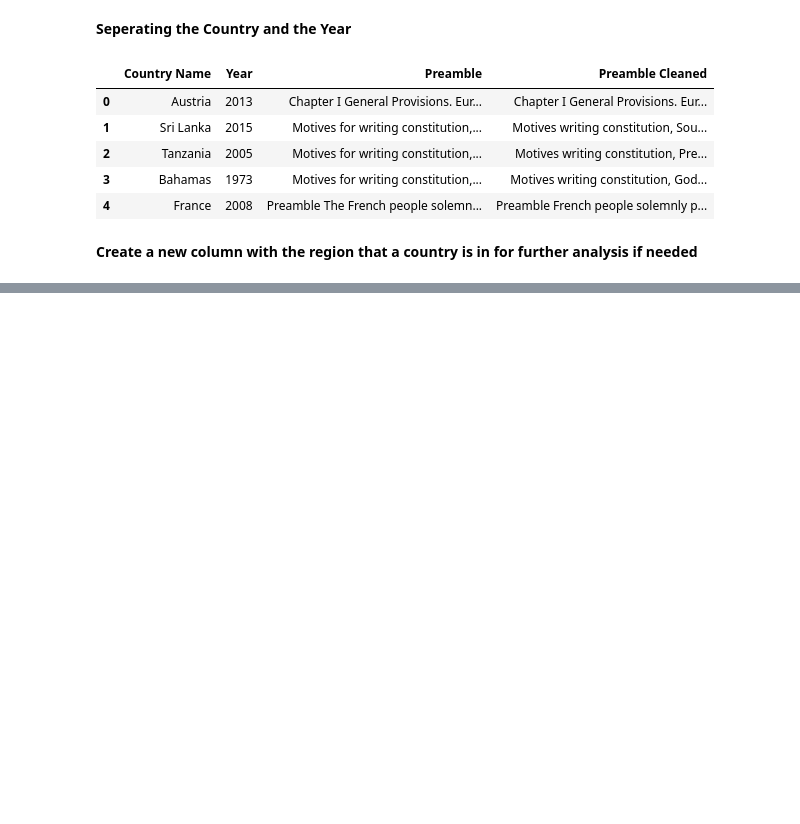
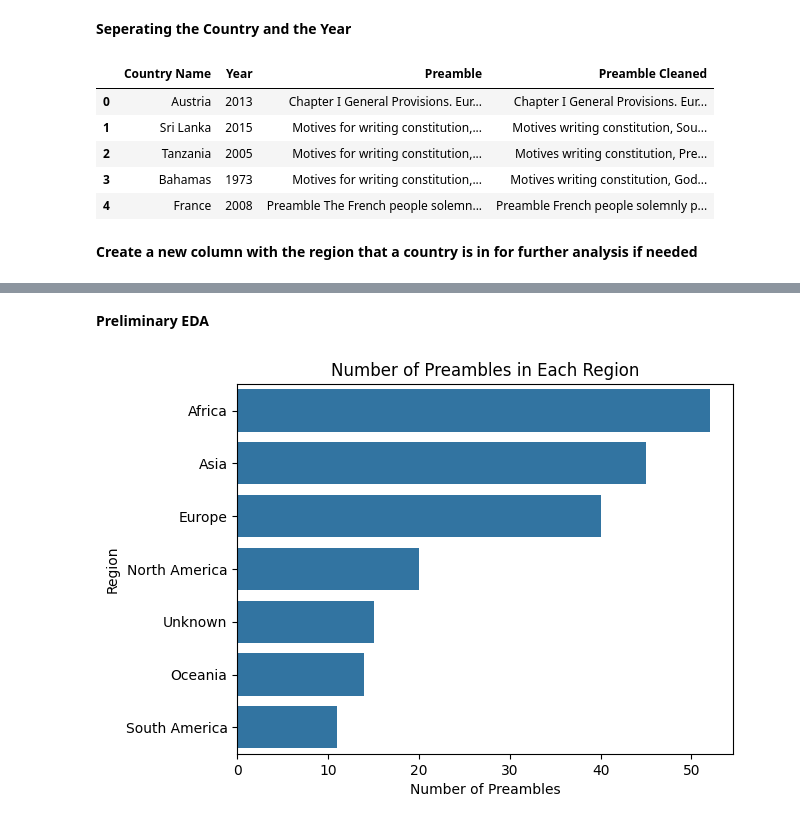
Before and after one commit to vaibhavjha06/DS4002projects, a Jupyter notebook: EDA.ipynb, the cells around one changed output, grey strips where cells are left out. Cells and saved outputs as stored; diff of their text form; code cells hidden in the pictures; blank space fills up the shorter version.

```diff
--- a/EDA.ipynb
+++ b/EDA.ipynb
@@ -110,3 +110,16 @@ preambles.head()
 | 2 | Tanzania | 2005 | Motives for writing constitution,... | Motives writing constitution, Pre... | Africa |
 | 3 | Bahamas | 1973 | Motives for writing constitution,... | Motives writing constitution, God... | North America |
 | 4 | France | 2008 | Preamble The French people solemn... | Preamble French people solemnly p... | Europe |
+# %% [markdown]
+**Preliminary EDA**
+# %%
+#Graph showing how many preambles are in each region
+import matplotlib.pyplot as plt
+import seaborn as sns
+countplot = sns.countplot(y='Region', data=preambles, order=preambles['Region'].value_counts().index)
+countplot.set_title('Number of Preambles in Each Region')
+countplot.set_xlabel('Number of Preambles')
+countplot.set_ylabel('Region')
+plt.show()
+# %% [output]
+[figure, added]
```
Also changed, not shown: parts of 5 cells of this notebook.
